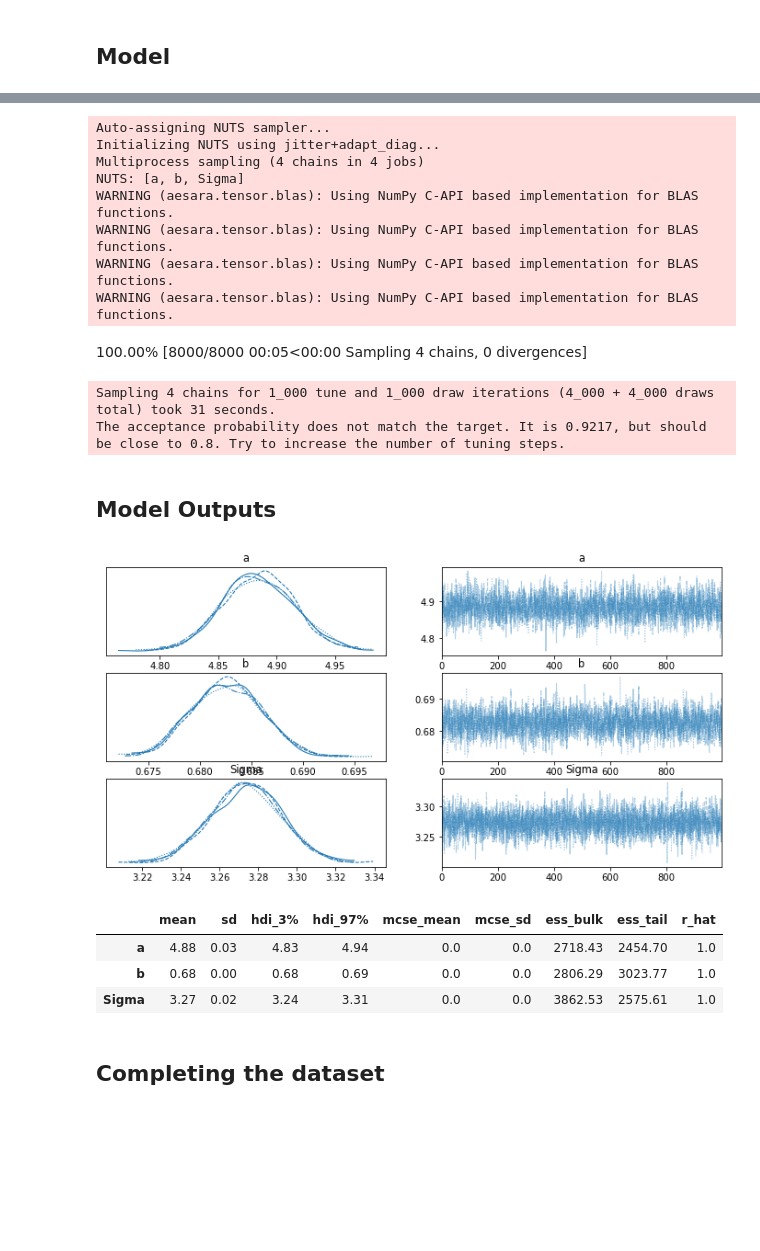
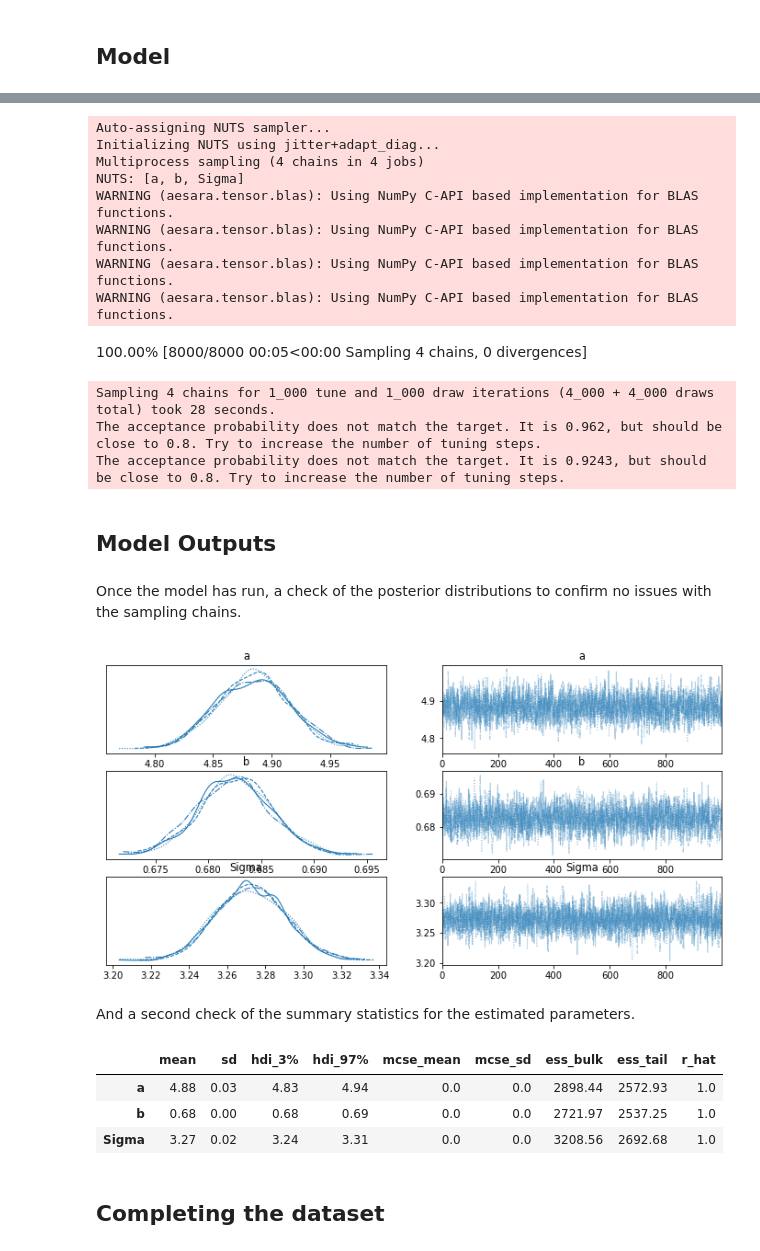
Before and after one commit to torkjot/Imputation-Code-Sample, a Jupyter notebook: DFO_CodeSample_Imputation.ipynb, the cells around one changed output, grey strips where cells are left out. Saved outputs shown, nothing was run; the diff lists cells and outputs as text; code cells hidden in the pictures; blank space fills up the shorter version.

Commit message:
Update DFO_CodeSample_Imputation.ipynb
Continued edits including markdown comments for narrative.

```diff
--- a/DFO_CodeSample_Imputation.ipynb
+++ b/DFO_CodeSample_Imputation.ipynb
@@ -88,2 +70,3 @@ os_going = pd.merge(River_temp, Air_temp, how='left', left_on= ['Year of fishing
 # %%
-clean_os = os_going.dropna(subset=['temperature','value'])
+# 5. Drop NA's in temperature and value columns for redundancy
+t_merged_dna = t_merged.dropna(subset=['temperature','value'])
@@ -102,24 +99,25 @@ plt.hist(clean_os['value']);
 # %%
 # setup parameters for temperature relationships
-x_ = np.asarray(clean_os['value'])
+x_ = np.asarray(t_merged_dna['value'])
 
-y_ = np.asarray(clean_os['temperature'])
+y_ = np.asarray(t_merged_dna['temperature'])
 # %%
-with pm.Model() as linear_o:
+with pm.Model() as t_linear:
 
-    a = pm.Normal('a',mu=0, sigma = 5)
-    b = pm.Normal('b',mu=0, sigma = 5)
+    a = pm.Normal('a',mu=0, sigma = 5) # intercept
+    b = pm.Normal('b',mu=0, sigma = 5) # slope
 
-    sigma = pm.HalfCauchy('Sigma', 0.5)
+    sigma = pm.HalfCauchy('Sigma', 0.5) # error of observed
 
-    mu_ = a + b*x_
+    mu_ = a + b*x_ # linear equation, where x_ is air temperature
 
-    mu_ = mu_*1
+    mu_ = mu_*1 # normalizing function
 
     y_obs = pm.Normal('y_obs', mu_ , sigma, observed=y_) # n=100, for binomial
+    # the observed predicted variable, where the observed values are river temperature
 # %%
-with linear_o:
-    trace_linear_o = pm.sample(1000, tune=1000, cores=4)
+with t_linear:
+    trace_t_linear = pm.sample(1000, tune=1000, cores=4)
 # %% [output]
 Auto-assigning NUTS sampler...
 Initializing NUTS using jitter+adapt_diag...
@@ -130,20 +128,25 @@ WARNING (aesara.tensor.blas): Using NumPy C-API based implementation for BLAS fu
 WARNING (aesara.tensor.blas): Using NumPy C-API based implementation for BLAS functions.
 WARNING (aesara.tensor.blas): Using NumPy C-API based implementation for BLAS functions.
 100.00% [8000/8000 00:05<00:00 Sampling 4 chains, 0 divergences]
-Sampling 4 chains for 1_000 tune and 1_000 draw iterations (4_000 + 4_000 draws total) took 31 seconds.
-The acceptance probability does not match the target. It is 0.9217, but should be close to 0.8. Try to increase the number of tuning steps.
+Sampling 4 chains for 1_000 tune and 1_000 draw iterations (4_000 + 4_000 draws total) took 28 seconds.
+The acceptance probability does not match the target. It is 0.962, but should be close to 0.8. Try to increase the number of tuning steps.
+The acceptance probability does not match the target. It is 0.9243, but should be close to 0.8. Try to increase the number of tuning steps.
 # %% [markdown]
 ## Model Outputs
+# %% [markdown]
+Once the model has run, a check of the posterior distributions to confirm no issues with the sampling chains.
 # %%
-az.plot_trace(trace_linear_o);
+az.plot_trace(trace_t_linear);
 # %% [output]
-[figure, old version]
+[figure, new version]
+# %% [markdown]
+And a second check of the summary statistics for the estimated parameters.
 # %%
-az.summary(trace_linear_o, round_to=2)
+az.summary(trace_t_linear, round_to=2)
 # %% [output]
 |  | mean | sd | hdi_3% | hdi_97% | mcse_mean | mcse_sd | ess_bulk | ess_tail | r_hat |
-| a | 4.88 | 0.03 | 4.83 | 4.94 | 0.0 | 0.0 | 2718.43 | 2454.70 | 1.0 |
-| b | 0.68 | 0.00 | 0.68 | 0.69 | 0.0 | 0.0 | 2806.29 | 3023.77 | 1.0 |
-| Sigma | 3.27 | 0.02 | 3.24 | 3.31 | 0.0 | 0.0 | 3862.53 | 2575.61 | 1.0 |
+| a | 4.88 | 0.03 | 4.83 | 4.94 | 0.0 | 0.0 | 2898.44 | 2572.93 | 1.0 |
+| b | 0.68 | 0.00 | 0.68 | 0.69 | 0.0 | 0.0 | 2721.97 | 2537.25 | 1.0 |
+| Sigma | 3.27 | 0.02 | 3.24 | 3.31 | 0.0 | 0.0 | 3208.56 | 2692.68 | 1.0 |
 # %% [markdown]
 ## Completing the dataset
```
Also changed, not shown: parts of 29 cells of this notebook.
